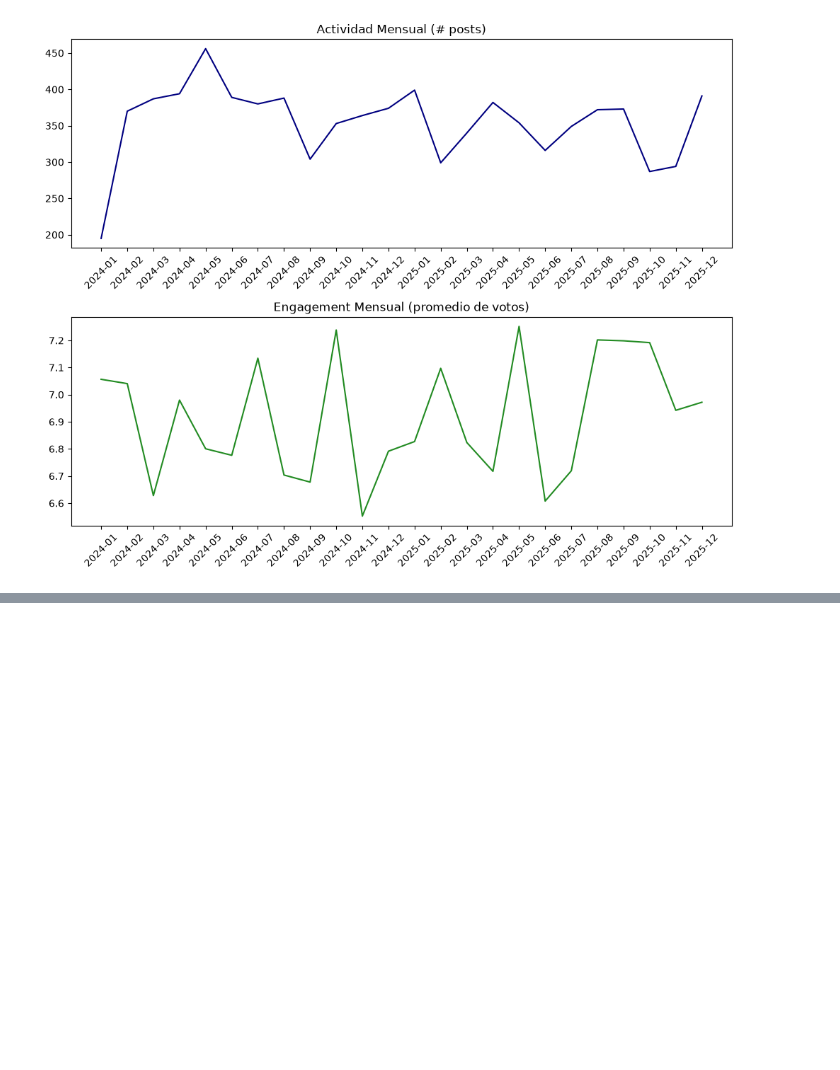
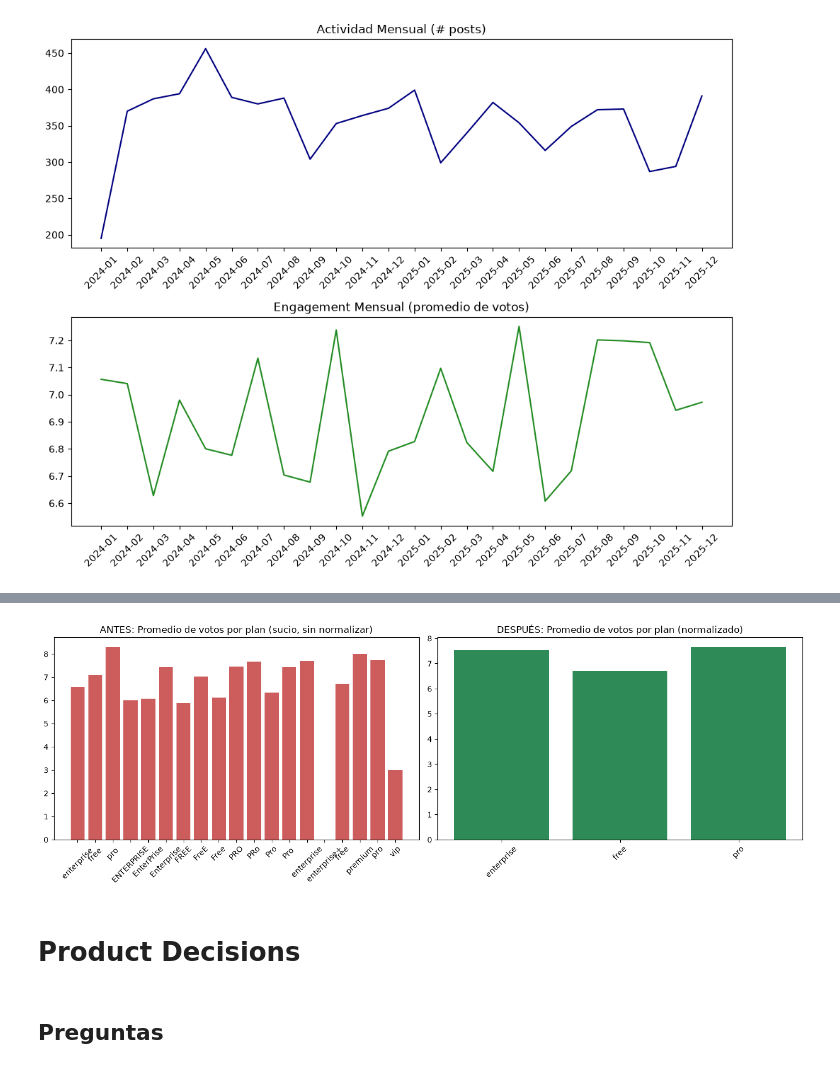
Before and after one commit to CarlosScura/IceAnalytics, a Jupyter notebook: iceanalytics_pipeline.ipynb, the cells around one changed output, grey strips where cells are left out. Drawn from its saved outputs; the diff is of its cells as text; code cells hidden in the pictures; blank space fills up the shorter version.

Commit message:
feat: cierre de Product Decisions y exportación de metrics_summary.csv - challenge completo.

```diff
--- a/iceanalytics_pipeline.ipynb
+++ b/iceanalytics_pipeline.ipynb
@@ -747,0 +750,4 @@ plt.show()
+# %%
+df_raw = pd.read_csv('product_activity.csv')
+promedio_sucio = df_raw.groupby('plan_type')['votes_received'].mean()
+promedio_sucio
@@ -747,0 +772,21 @@ plt.show()
+# %%
+promedio_limpio = df_clean.groupby('plan_type')['votes_received'].mean()
+
+fig, (ax1, ax2) = plt.subplots(1, 2, figsize=(14, 5))
+
+ax1.bar(promedio_sucio.index, promedio_sucio.values, color='indianred')
+ax1.set_title('ANTES: Promedio de votos por plan (sucio, sin normalizar)')
+ax1.tick_params(axis='x', rotation=45)
+
+ax2.bar(promedio_limpio.index, promedio_limpio.values, color='seagreen')
+ax2.set_title('DESPUÉS: Promedio de votos por plan (normalizado)')
+ax2.tick_params(axis='x', rotation=45)
+
+plt.tight_layout()
+plt.show()
+# %% [output]
+[figure, added]
+# %% [markdown]
+# Product Decisions
+# %% [markdown]
+## Preguntas
```
Also changed, not shown: parts of 13 cells of this notebook, 1 other file.
